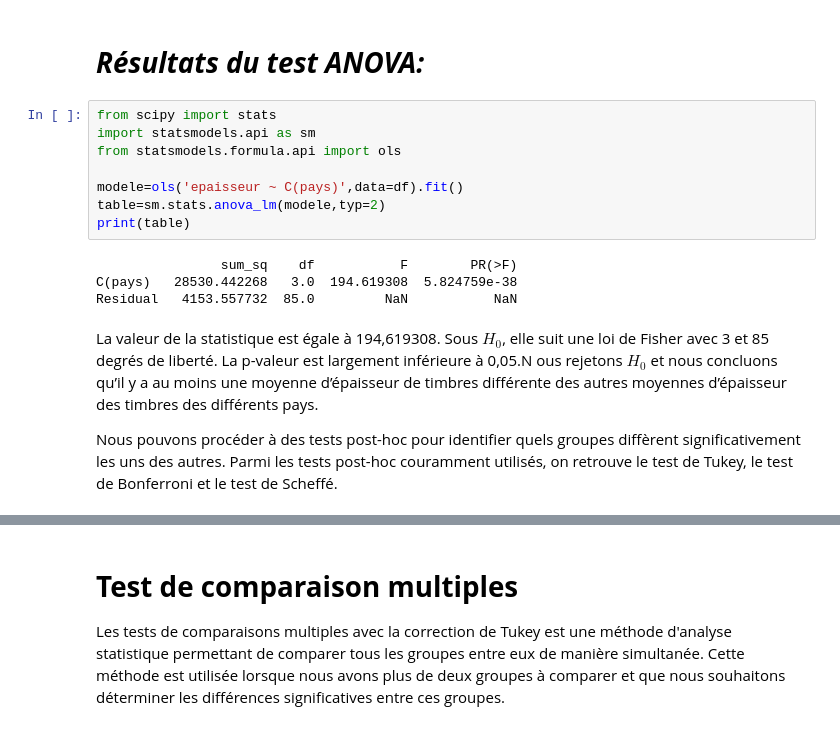
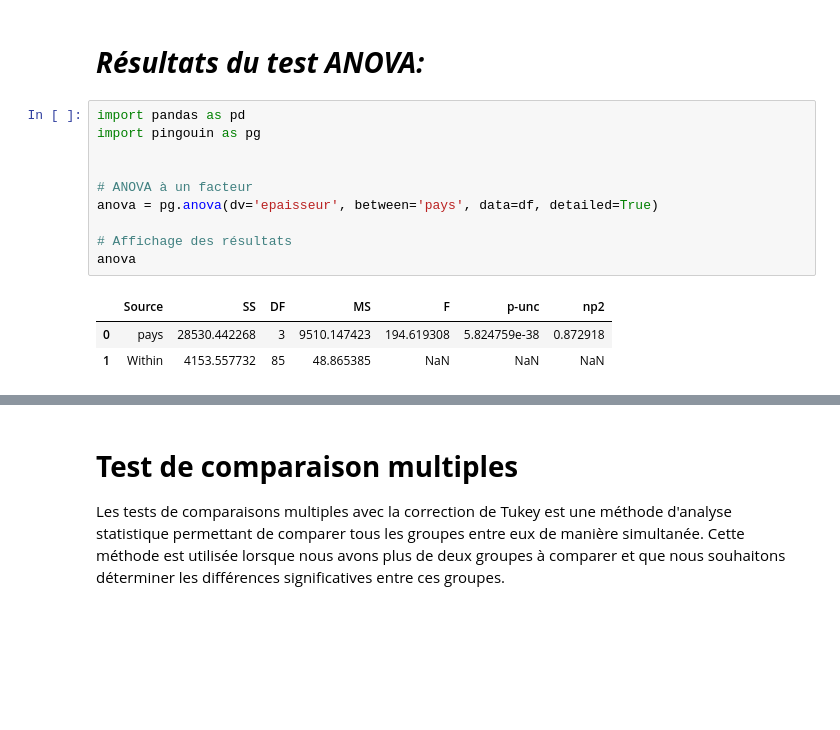
Before and after one commit to bigirimanainnocent12/ANOVA, a Jupyter notebook: ANOVA.ipynb, the cells around one changed output, grey strips where cells are left out. Cells and saved outputs as stored; diff of their text form; blank space fills up the shorter version.

```diff
--- a/ANOVA.ipynb
+++ b/ANOVA.ipynb
@@ -221,19 +221,17 @@ Statistique de Bartlett = 5.5258, p-valeur = 0.1371
 La p-valeurs=0.3838 supérieures à 0,05. Nous acceptons donc $H_0$ et concluons que les trois échantillons ont une même  variabilité (variances égales).
 # %% [markdown]
 # ***Résultats du test ANOVA:***
-# %%
-from scipy import stats
-import statsmodels.api as sm
-from statsmodels.formula.api import ols
-
-modele=ols('epaisseur ~ C(pays)',data=df).fit()
-table=sm.stats.anova_lm(modele,typ=2)
-print(table)
-# %% [output]
-                sum_sq    df           F        PR(>F)
-C(pays)   28530.442268   3.0  194.619308  5.824759e-38
-Residual   4153.557732  85.0         NaN           NaN
-# %% [markdown]
-La valeur de la statistique est égale à 194,619308. Sous $H_0$, elle suit une loi de Fisher avec 3 et 85 degrés de liberté. La p-valeur  est largement inférieure à 0,05.N ous rejetons $H_0$ et nous concluons qu’il y a au moins une moyenne d’épaisseur de timbres différente des autres moyennes d’épaisseur des timbres des différents pays.
-
-Nous pouvons procéder à des tests post-hoc pour identifier quels groupes diffèrent significativement les uns des autres. Parmi les tests post-hoc couramment utilisés, on retrouve le test de Tukey, le test de Bonferroni et le test de Scheffé.
+# %%
+import pandas as pd
+import pingouin as pg
+
+
+# ANOVA à un facteur
+anova = pg.anova(dv='epaisseur', between='pays', data=df, detailed=True)
+
+# Affichage des résultats
+anova
+# %% [output]
+|  | Source | SS | DF | MS | F | p-unc | np2 |
+| 0 | pays | 28530.442268 | 3 | 9510.147423 | 194.619308 | 5.824759e-38 | 0.872918 |
+| 1 | Within | 4153.557732 | 85 | 48.865385 | NaN | NaN | NaN |
```
Also changed, not shown: parts of 7 cells of this notebook.
